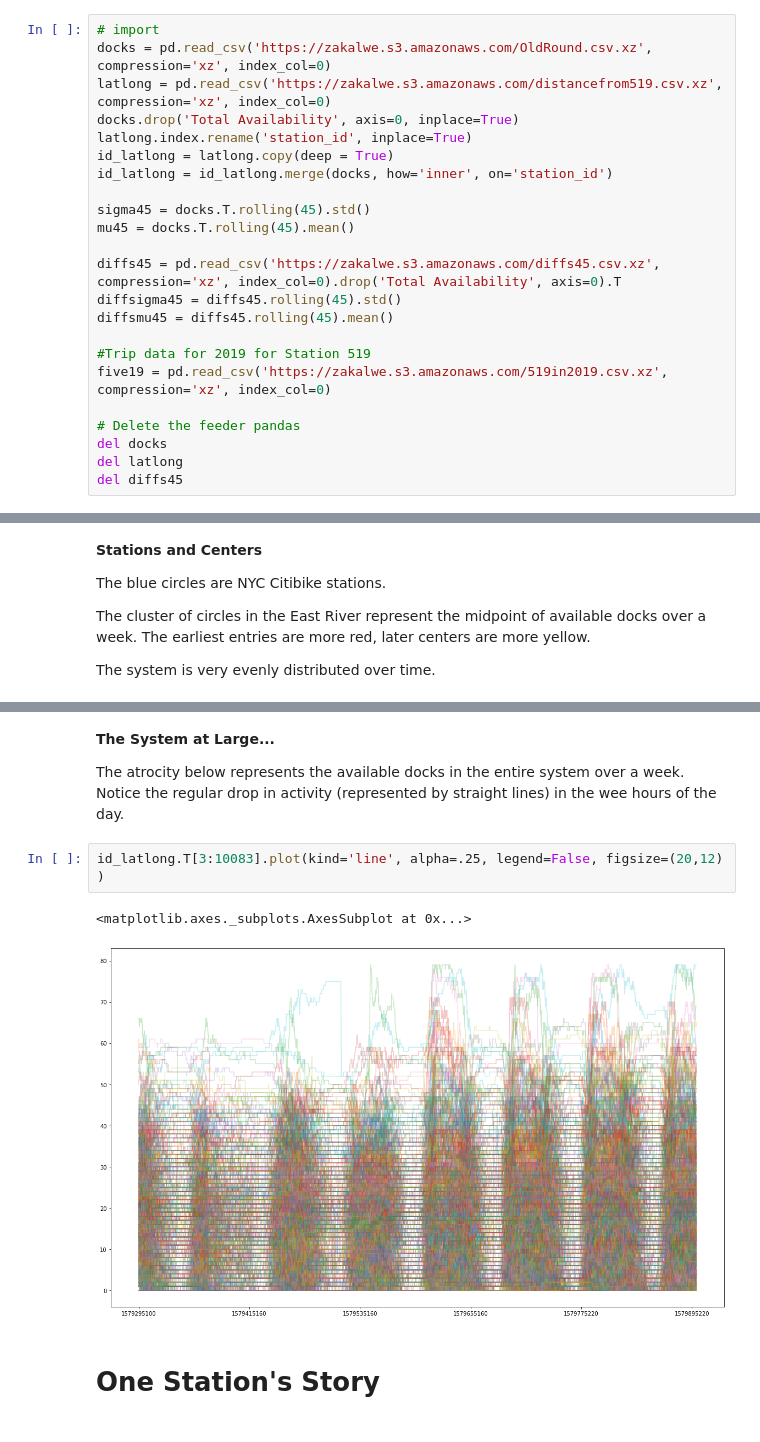
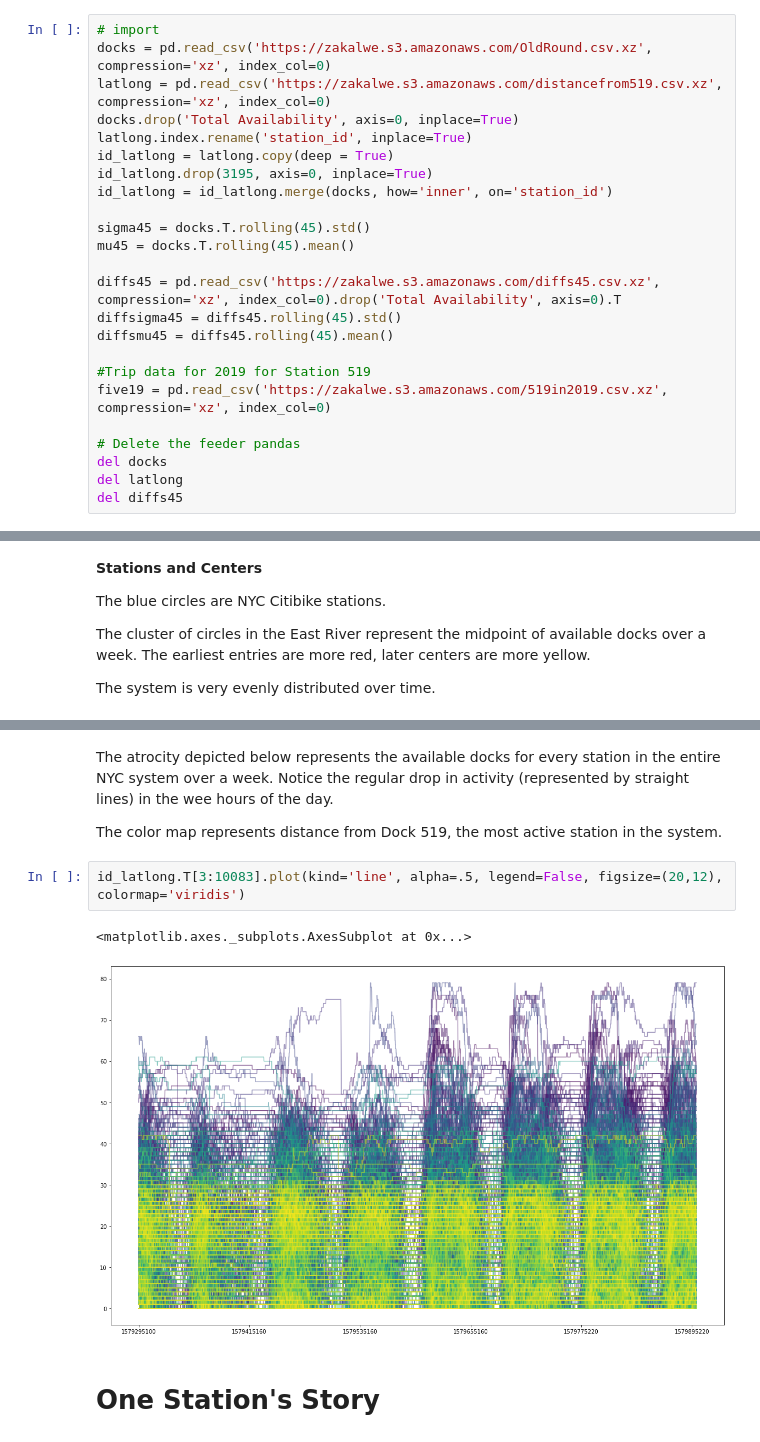
Before and after one commit to DonRomaniello/citibike_dock_availability, a Jupyter notebook: CitiBike_Docks.ipynb, the cells around one changed output, grey strips where cells are left out. Saved outputs shown, nothing was run; the diff lists cells and outputs as text.

```diff
--- a/CitiBike_Docks.ipynb
+++ b/CitiBike_Docks.ipynb
@@ -34,6 +33,7 @@ latlong = pd.read_csv('https://zakalwe.s3.amazonaws.com/distancefrom519.csv.xz',
 docks.drop('Total Availability', axis=0, inplace=True)
 latlong.index.rename('station_id', inplace=True)
 id_latlong = latlong.copy(deep = True)
+id_latlong.drop(3195, axis=0, inplace=True)
 id_latlong = id_latlong.merge(docks, how='inner', on='station_id')
 
 sigma45 = docks.T.rolling(45).std()
@@ -203,12 +225,12 @@ weightcenter
 # %% [markdown]
-**The System at Large...**
+The atrocity depicted below represents the available docks for every station in the entire NYC system over a week. Notice the regular drop in activity (represented by straight lines) in the wee hours of the day.
 
-The atrocity below represents the available docks in the entire system over a week. Notice the regular drop in activity (represented by straight lines) in the wee hours of the day.
+The color map represents distance from Dock 519, the most active station in the system.
 # %%
-id_latlong.T[3:10083].plot(kind='line', alpha=.25, legend=False, figsize=(20,12) )
+id_latlong.T[3:10083].plot(kind='line', alpha=.5, legend=False, figsize=(20,12), colormap='viridis')
 # %% [output]
 <matplotlib.axes._subplots.AxesSubplot at 0x...>
-[figure, old version]
+[figure, new version]
 # %% [markdown]
 # One Station's Story
 # %%
```
Also changed, not shown: parts of 14 cells of this notebook.
